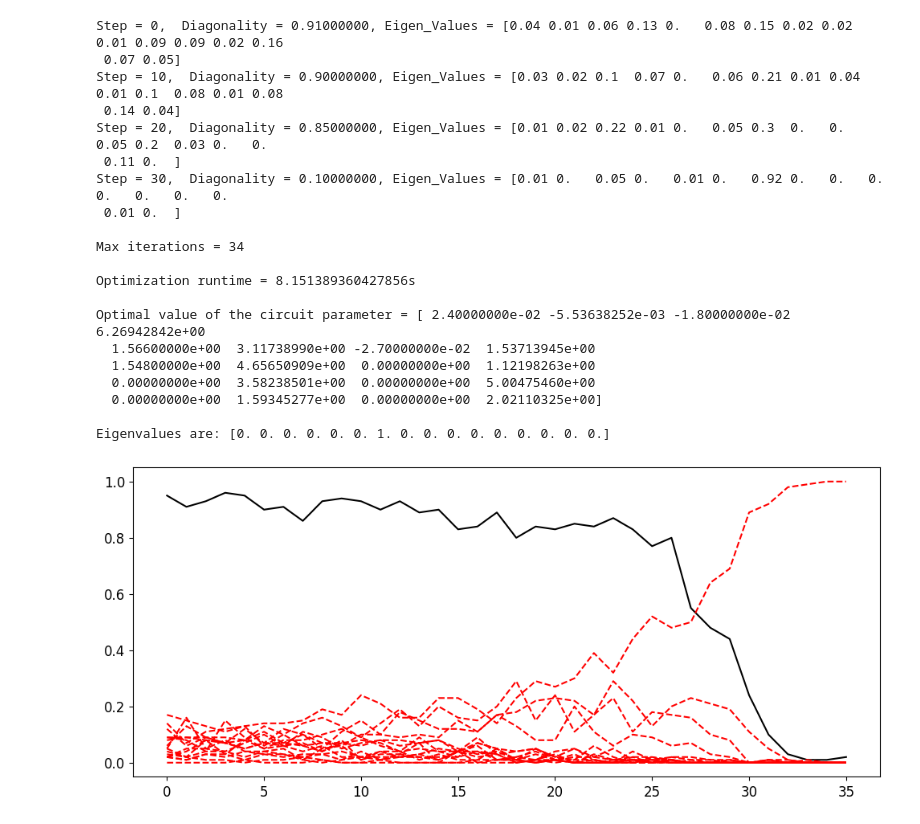
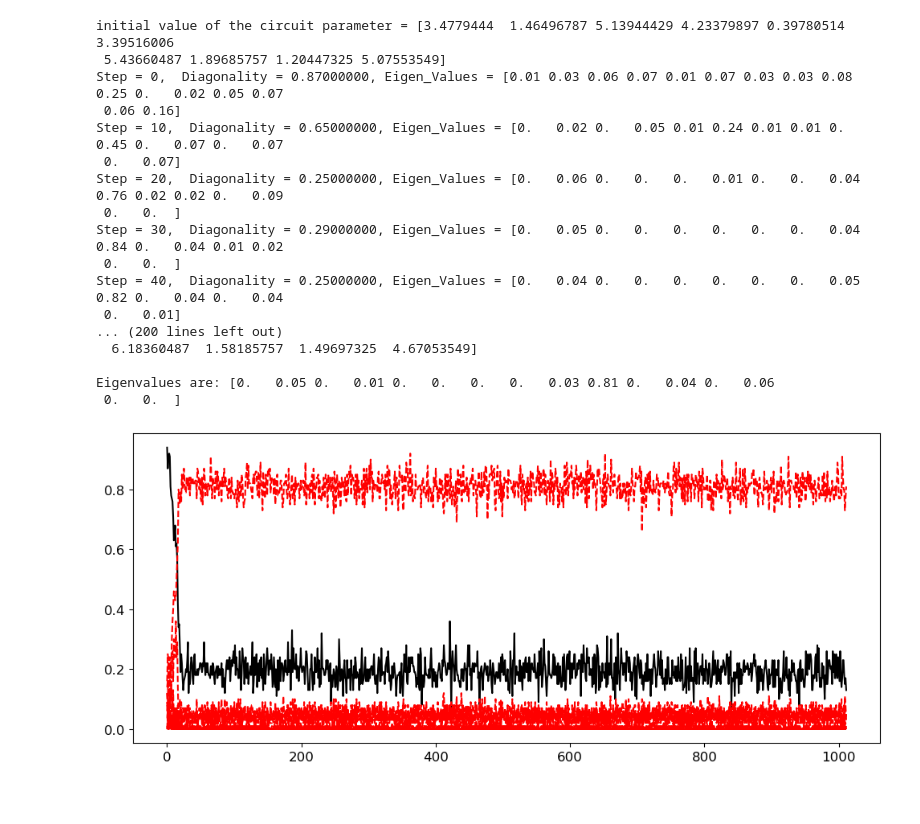
Before and after one commit to JoanArrow/VQA-Benchmarking-Project, a Jupyter notebook: VQSD/VQSD.ipynb, the cells around one changed output. Drawn from its saved outputs; the diff is of its cells as text; code cells hidden in the pictures.

```diff
--- a/VQSD/VQSD.ipynb
+++ b/VQSD/VQSD.ipynb
@@ -398,25 +342,22 @@ Eigenvalues are: [0.    0.001 0.    0.    0.    0.    0.    0.999]
 # %%
-z = VQSD(4, 100)
-z.opt(0.6)
+c = VQSD(4,100)
+c.opt(0.9)
 # %% [output]
-Step = 0,  Diagonality = 0.91000000, Eigen_Values = [0.04 0.01 0.06 0.13 0.   0.08 0.15 0.02 0.02 0.01 0.09 0.09 0.02 0.16
- 0.07 0.05]
-Step = 10,  Diagonality = 0.90000000, Eigen_Values = [0.03 0.02 0.1  0.07 0.   0.06 0.21 0.01 0.04 0.01 0.1  0.08 0.01 0.08
- 0.14 0.04]
-Step = 20,  Diagonality = 0.85000000, Eigen_Values = [0.01 0.02 0.22 0.01 0.   0.05 0.3  0.   0.   0.05 0.2  0.03 0.   0.
- 0.11 0.  ]
-Step = 30,  Diagonality = 0.10000000, Eigen_Values = [0.01 0.   0.05 0.   0.01 0.   0.92 0.   0.   0.   0.   0.   0.   0.
- 0.01 0.  ]
+initial value of the circuit parameter = [3.4779444  1.46496787 5.13944429 4.23379897 0.39780514 3.39516006
+ 5.43660487 1.89685757 1.20447325 5.07553549]
+Step = 0,  Diagonality = 0.87000000, Eigen_Values = [0.01 0.03 0.06 0.07 0.01 0.07 0.03 0.03 0.08 0.25 0.   0.02 0.05 0.07
+ 0.06 0.16]
+Step = 10,  Diagonality = 0.65000000, Eigen_Values = [0.   0.02 0.   0.05 0.01 0.24 0.01 0.01 0.   0.45 0.   0.07 0.   0.07
+ 0.   0.07]
+Step = 20,  Diagonality = 0.25000000, Eigen_Values = [0.   0.06 0.   0.   0.   0.01 0.   0.   0.04 0.76 0.02 0.02 0.   0.09
+ 0.   0.  ]
+Step = 30,  Diagonality = 0.29000000, Eigen_Values = [0.   0.05 0.   0.   0.   0.   0.   0.   0.04 0.84 0.   0.04 0.01 0.02
+ 0.   0.  ]
+Step = 40,  Diagonality = 0.25000000, Eigen_Values = [0.   0.04 0.   0.   0.   0.   0.   0.   0.05 0.82 0.   0.04 0.   0.04
+ 0.   0.01]
+... (200 lines left out)
+  6.18360487  1.58185757  1.49697325  4.67053549]
 
-Max iterations = 34
-
-Optimization runtime = 8.151389360427856s
-
-Optimal value of the circuit parameter = [ 2.40000000e-02 -5.53638252e-03 -1.80000000e-02  6.26942842e+00
-  1.56600000e+00  3.11738990e+00 -2.70000000e-02  1.53713945e+00
-  1.54800000e+00  4.65650909e+00  0.00000000e+00  1.12198263e+00
-  0.00000000e+00  3.58238501e+00  0.00000000e+00  5.00475460e+00
-  0.00000000e+00  1.59345277e+00  0.00000000e+00  2.02110325e+00]
-
-Eigenvalues are: [0. 0. 0. 0. 0. 0. 1. 0. 0. 0. 0. 0. 0. 0. 0. 0.]
+Eigenvalues are: [0.   0.05 0.   0.01 0.   0.   0.   0.   0.03 0.81 0.   0.04 0.   0.06
+ 0.   0.  ]
-[figure, old version]
+[figure, new version]
```
Also changed, not shown: parts of 20 cells of this notebook.
